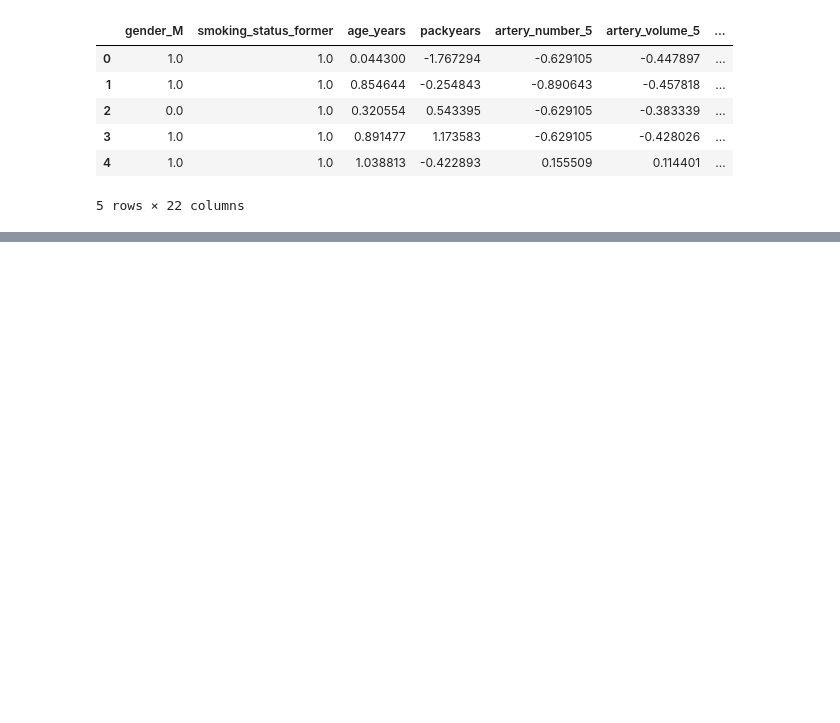
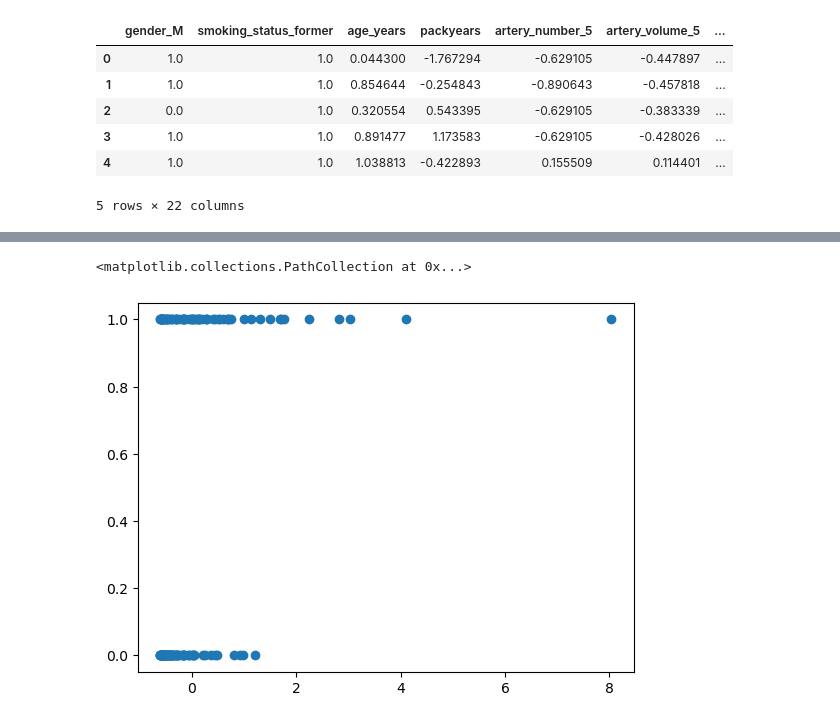
Before and after one commit to qaust/malignancy, a Jupyter notebook: notebooks/classification.ipynb, the cells around one changed output, grey strips where cells are left out. Saved outputs shown, nothing was run; the diff lists cells and outputs as text; code cells hidden in the pictures; blank space fills up the shorter version.

```diff
--- a/notebooks/classification.ipynb
+++ b/notebooks/classification.ipynb
@@ -430,4 +489,9 @@ predictions
 148 rows × 18 columns
+# %%
+plt.scatter(Xp['artery_volume_10'], y)
+# %% [output]
+<matplotlib.collections.PathCollection at 0x...>
+[figure, added]
 # %%
 regression_results
 # %% [output]
```
Also changed, not shown: parts of 9 cells of this notebook, 1 other file.
